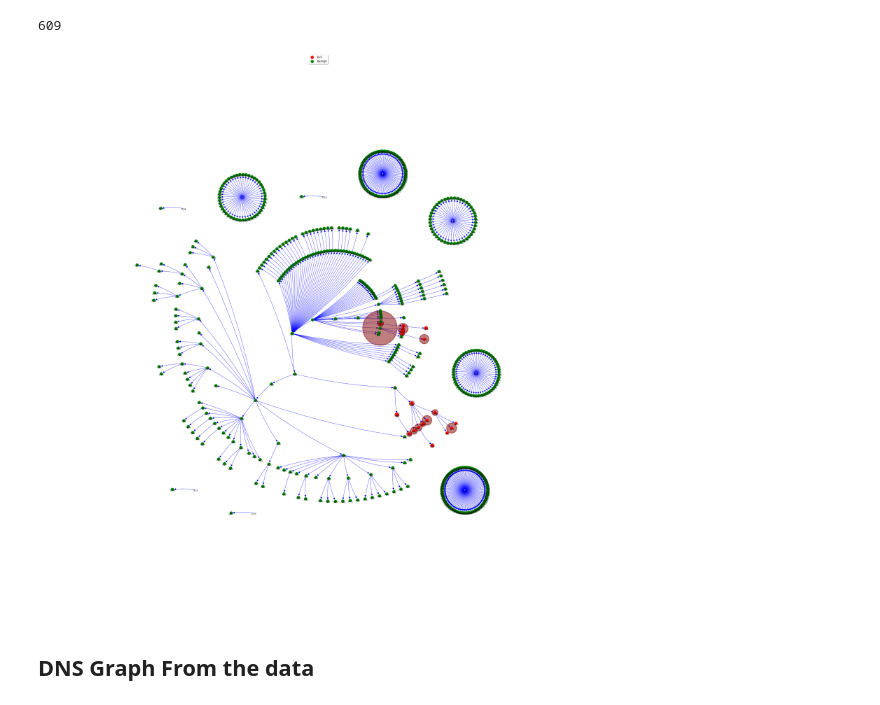
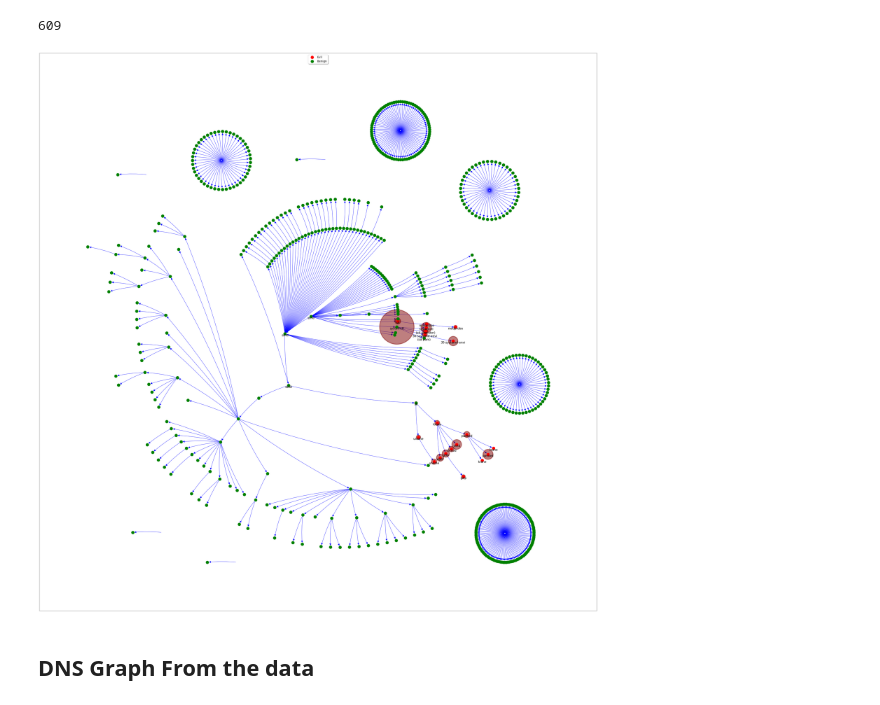
Before and after one commit to BishalLakha/BETH_data_analysis, a Jupyter notebook: beth-eda-processing-and-graph.ipynb, the cells around one changed output. Cells and saved outputs as stored; diff of their text form; code cells hidden in the pictures.

Commit message:
Process graph with label

```diff
--- a/beth-eda-processing-and-graph.ipynb
+++ b/beth-eda-processing-and-graph.ipynb
@@ -274,0 +327,3 @@ df_process_final.groupby(['sus', 'evil'])[['timestamp']].count().plot(kind='bar'
+# %%
+df_process_final["time_diff"] = df_process_final['timestamp'].diff()
+df_process_final["time_diff"]
@@ -274,0 +343,3 @@ df_process_final.groupby(['sus', 'evil'])[['timestamp']].count().plot(kind='bar'
+# %%
+df_process_final["time_diff"] = df_process_final["time_diff"].fillna(0)
+df_process_final["time_diff"]
@@ -274,0 +363,2 @@ df_process_final.groupby(['sus', 'evil'])[['timestamp']].count().plot(kind='bar'
+# %%
+df_process_final['time_diff_cumsum'] = df_process_final['time_diff'].cumsum()
@@ -495,7 +587,14 @@ def plot_graph(G):
 import pydot
 from networkx.drawing.nx_pydot import graphviz_layout
 # %%
-node_labels = dict([(u, u) for (u, v) in Gp.nodes(data=True)])
+# node_labels = dict([(u, u) for (u, v) in Gp.nodes(data=True)])
+evil_parent_and_child = df_process_final[df_process_final["evil"]==1][["processId",'parentProcessId',"processName"]]
+
+node_labels1 = dict(zip(evil_parent_and_child.parentProcessId,evil_parent_and_child.processName))
+
+node_labels2 = dict(zip(evil_parent_and_child.processId,evil_parent_and_child.processName))
+
+node_labels2.update(node_labels1)
 # %%
 #option : twopi, dot,circo
 pos = graphviz_layout(Gp, prog="twopi")
@@ -533,55 +632,42 @@ nx.draw_networkx_nodes(Gp,
                        linewidths=4,
                        alpha=1,
                        label='Benign',
                        node_size=150)
 
 
-# nx.draw_networkx_nodes(Gd,
-#                        pos,
-#                        nodelist=reserved_ips,
-#                        node_color='#C0392B',
-#                        node_shape='P',
-#                        linewidths=4,
-#                        alpha=1,
-#                        label='reserved',
-#                        node_size=100)
-
-
-# # Draw the corresponding labels for each node
-# # For SUS_EVIL 00
-# nx.draw_networkx_labels(Gp,
-#                         pos,
-#                         font_color='black',
-#                         verticalalignment='top',
-#                         labels=node_labels,
-#                         font_size=10)
+nx.draw_networkx_labels(Gp,
+                        pos,
+                        font_color='black',
+                        verticalalignment='top',
+                        labels=node_labels2,
+                        font_size=15)
 
 
 
 nx.draw_networkx_edges(Gp,
                        pos,
                        edgelist=list(Gp.in_edges()),
                        width=1,
                        style='solid',
                        connectionstyle='arc3,rad=0.05',
                        edge_color='blue',
                        alpha=1,
                        label='00',
                        arrows=True,
                        arrowsize=20,
                        min_source_margin=3.0,
                        min_target_margin=3.0)
 
-plt.box()
+# plt.box()
 # Draw legend
 plt.legend(loc='upper center', shadow=True, fontsize='x-large')
 # Set margins
-plt.gca().margins(0.2, 0.2)
+# plt.gca().margins(0.2, 0.2)
 # Set tight layout
 plt.tight_layout()
 plt.show()
 # %% [output]
-[figure, old version]
+[figure, new version]
 # %% [markdown]
 ## DNS Graph From the data
 # %%
```
Also changed, not shown: parts of 22 cells of this notebook, 1 other file.
